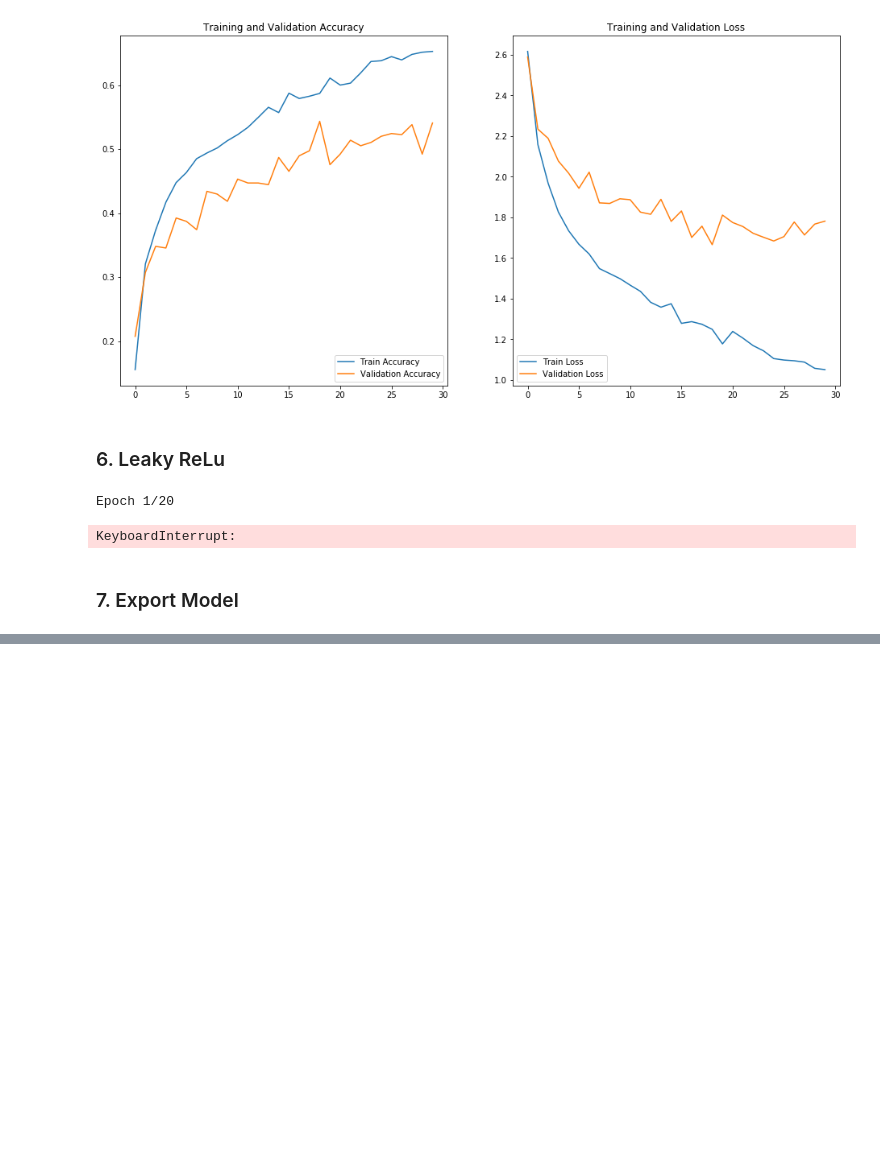
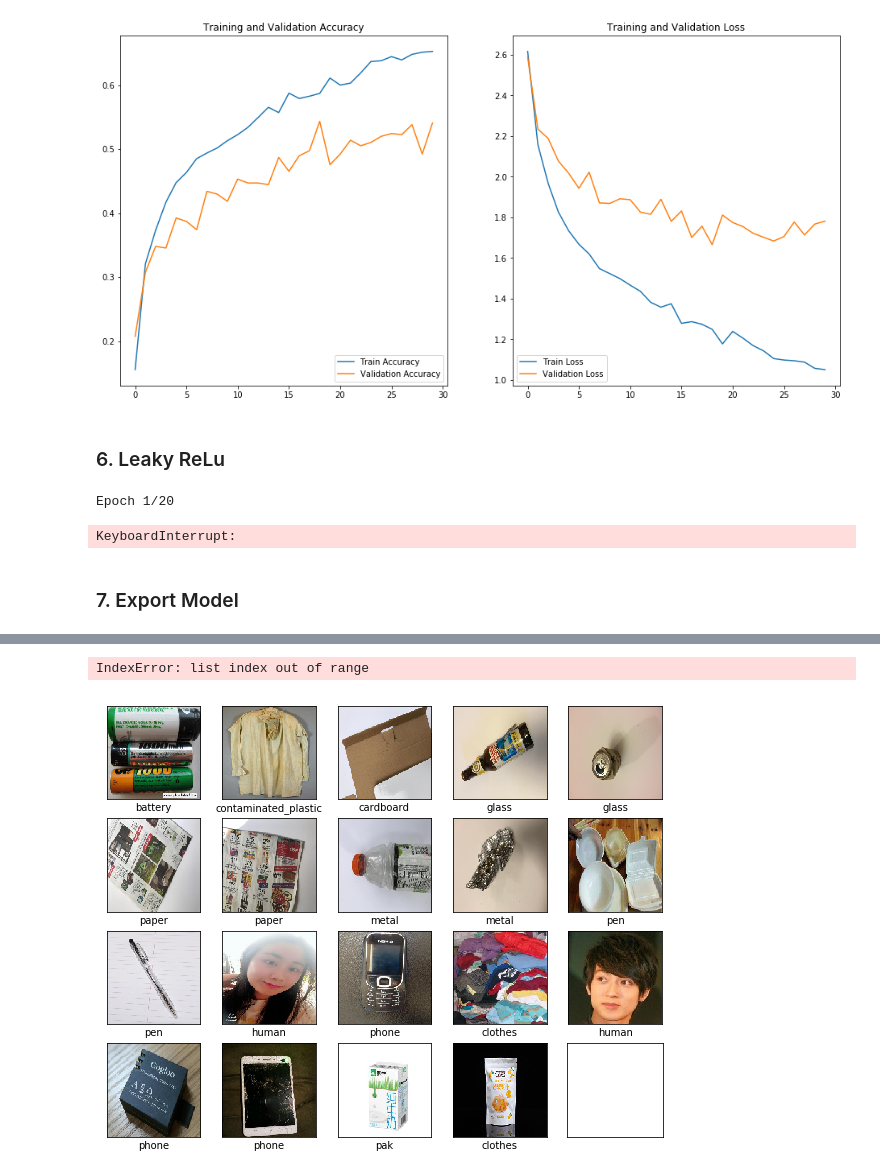
Before and after one commit to Yuxuan1998/Hack-Roll2020, a Jupyter notebook: train_model.ipynb, the cells around one changed output, grey strips where cells are left out. Cells and saved outputs as stored; diff of their text form; code cells hidden in the pictures; blank space fills up the shorter version.

```diff
--- a/train_model.ipynb
+++ b/train_model.ipynb
@@ -241,3 +241,12 @@ with open("model.yaml", "w") as yaml_file:
 
 # serialize weights to HDF5
 model.save_weights("model.h5")
+# %%
+# load YAML and create model
+yaml_file = open('model.yaml', 'r')
+loaded_model_yaml = yaml_file.read()
+yaml_file.close()
+loaded_model = model_from_yaml(loaded_model_yaml)
+
+# load weights into new model
+loaded_model.load_weights("model.h5")
@@ -243,0 +300,24 @@ model.save_weights("model.h5")
+# %%
+test_path = "../img/test/test"
+file_list = os.listdir(test_path)
+imgs=[]
+labels = []
+for f in file_list:
+    path = os.path.join(test_path,f)
+
+    img = image.load_img(path, target_size=(150, 150))
+    x = image.img_to_array(img)
+    x = np.expand_dims(x, axis=0)/255
+
+    prediction = loaded_model.predict_classes(x)
+    #y_pred = np.rint(prediction)
+    #indices = np.argmax(y_pred, axis=1)
+    #prediction = class_names[indices[0]]
+    ####print(class_names[prediction[0]])
+    imgs.append(img)
+    labels.append(prediction[0])
+
+plotImg(imgs, labels)
+# %% [output]
+IndexError: list index out of range
+[figure, added]
```
Also changed, not shown: parts of 10 cells of this notebook, 2 other files.
